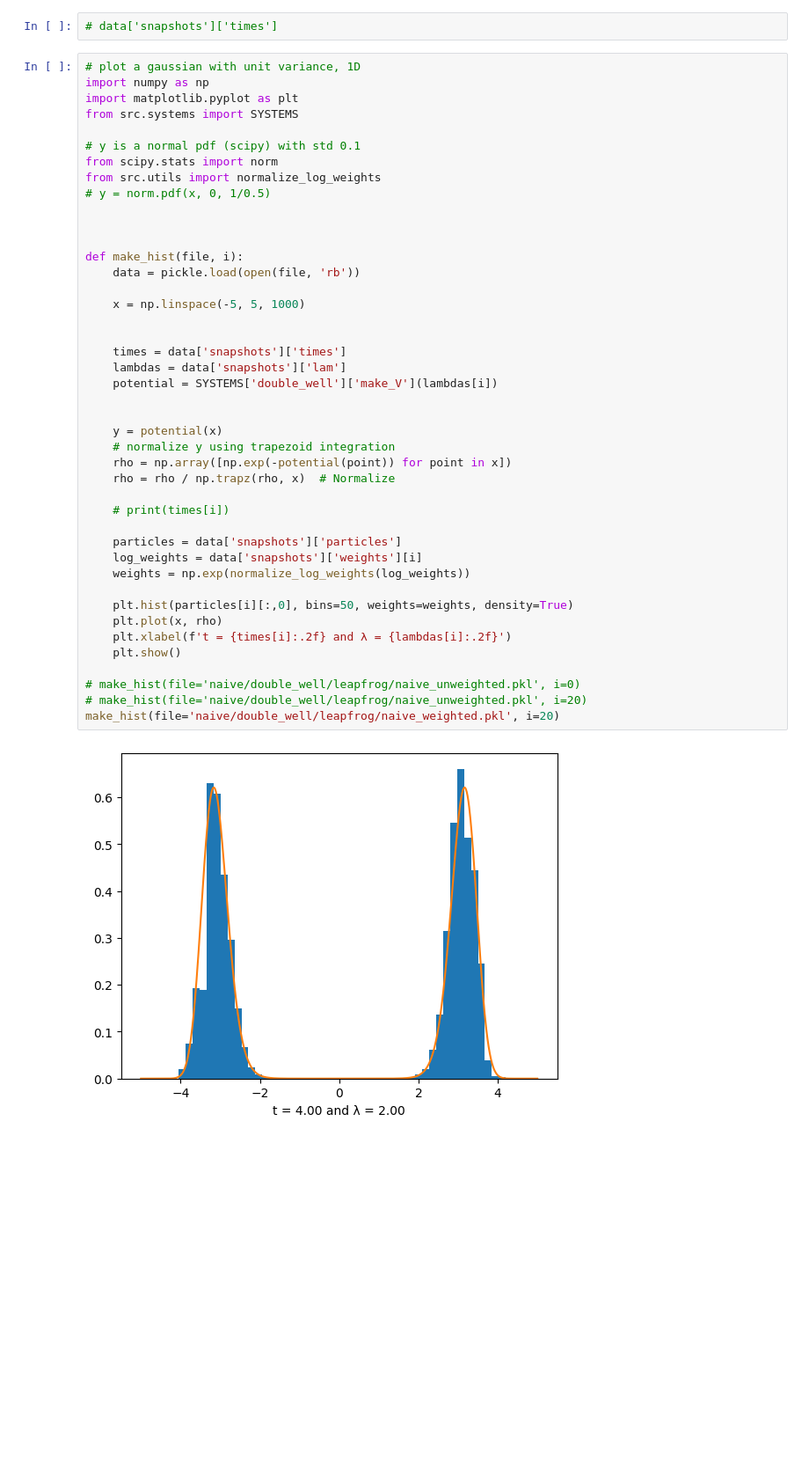
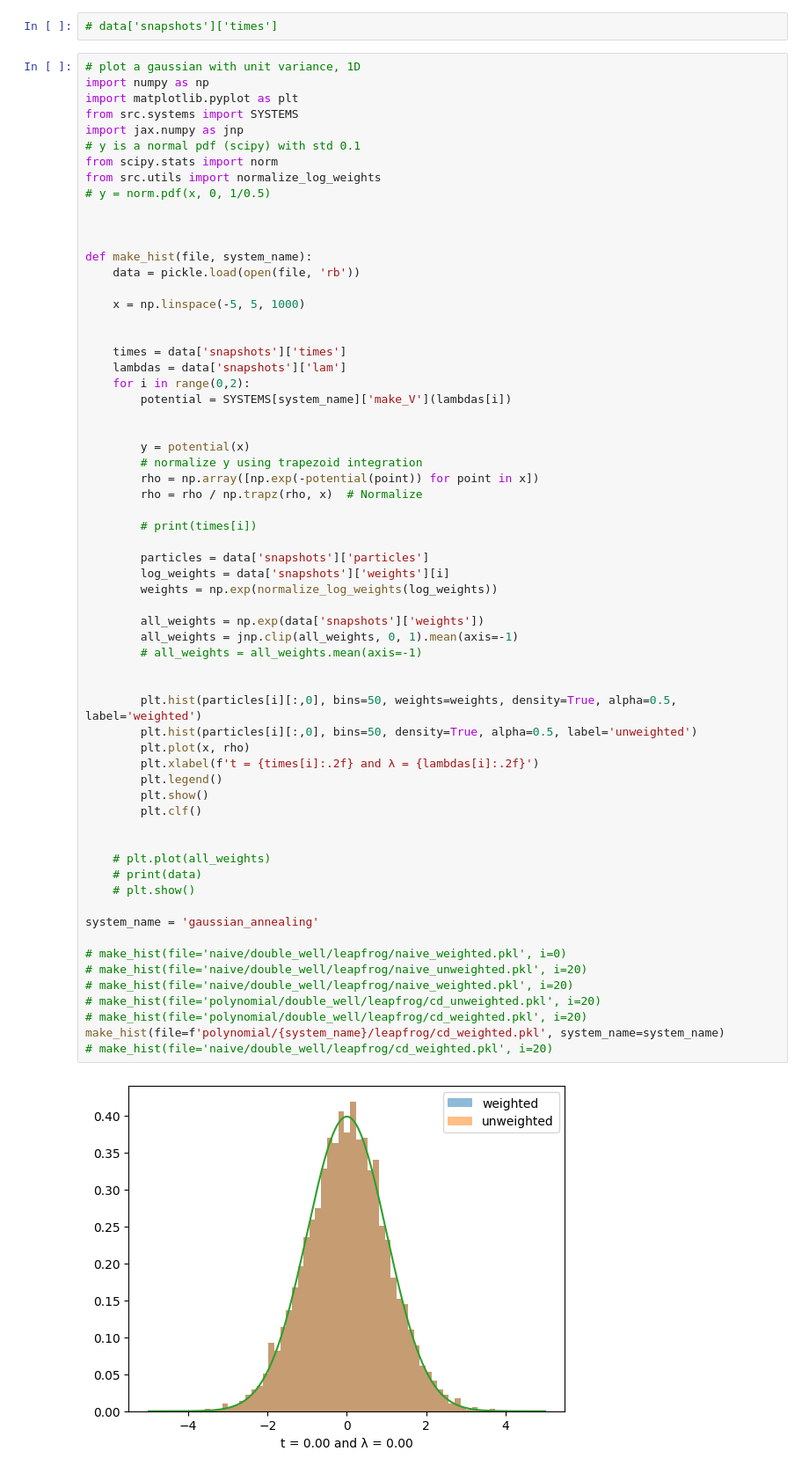
Before and after one commit to reubenharry/counterdiabatic-hmc, a Jupyter notebook: data/explore.ipynb, the cells around one changed output. Shown at 88% size. Drawn from its saved outputs; the diff is of its cells as text; blank space fills up the shorter version.

```diff
--- a/data/explore.ipynb
+++ b/data/explore.ipynb
@@ -17,45 +17,65 @@ sys.path.append('../data')
 # %%
 # plot a gaussian with unit variance, 1D
 import numpy as np
 import matplotlib.pyplot as plt
 from src.systems import SYSTEMS
-
+import jax.numpy as jnp
 # y is a normal pdf (scipy) with std 0.1
 from scipy.stats import norm
 from src.utils import normalize_log_weights
 # y = norm.pdf(x, 0, 1/0.5)
 
 
 
-def make_hist(file, i):
+def make_hist(file, system_name):
     data = pickle.load(open(file, 'rb'))
 
     x = np.linspace(-5, 5, 1000)
 
 
     times = data['snapshots']['times']
     lambdas = data['snapshots']['lam']
-    potential = SYSTEMS['double_well']['make_V'](lambdas[i])
+    for i in range(0,2):
+        potential = SYSTEMS[system_name]['make_V'](lambdas[i])
 
 
-    y = potential(x)
-    # normalize y using trapezoid integration
-    rho = np.array([np.exp(-potential(point)) for point in x])
-    rho = rho / np.trapz(rho, x)  # Normalize
+        y = potential(x)
+        # normalize y using trapezoid integration
+        rho = np.array([np.exp(-potential(point)) for point in x])
+        rho = rho / np.trapz(rho, x)  # Normalize
 
-    # print(times[i])
+        # print(times[i])
 
-    particles = data['snapshots']['particles']
-    log_weights = data['snapshots']['weights'][i]
-    weights = np.exp(normalize_log_weights(log_weights))
+        particles = data['snapshots']['particles']
+        log_weights = data['snapshots']['weights'][i]
+        weights = np.exp(normalize_log_weights(log_weights))
 
-    plt.hist(particles[i][:,0], bins=50, weights=weights, density=True)
-    plt.plot(x, rho)
-    plt.xlabel(f't = {times[i]:.2f} and λ = {lambdas[i]:.2f}')
-    plt.show()
+        all_weights = np.exp(data['snapshots']['weights'])
+        all_weights = jnp.clip(all_weights, 0, 1).mean(axis=-1)
+        # all_weights = all_weights.mean(axis=-1)
 
-# make_hist(file='naive/double_well/leapfrog/naive_unweighted.pkl', i=0)
+
+        plt.hist(particles[i][:,0], bins=50, weights=weights, density=True, alpha=0.5, label='weighted')
+        plt.hist(particles[i][:,0], bins=50, density=True, alpha=0.5, label='unweighted')
+        plt.plot(x, rho)
+        plt.xlabel(f't = {times[i]:.2f} and λ = {lambdas[i]:.2f}')
+        plt.legend()
+        plt.show()
+        plt.clf()
+
+
+    # plt.plot(all_weights)
+    # print(data)
+    # plt.show()
+
+system_name = 'gaussian_annealing'
+
+# make_hist(file='naive/double_well/leapfrog/naive_weighted.pkl', i=0)
 # make_hist(file='naive/double_well/leapfrog/naive_unweighted.pkl', i=20)
-make_hist(file='naive/double_well/leapfrog/naive_weighted.pkl', i=20)
+# make_hist(file='naive/double_well/leapfrog/naive_weighted.pkl', i=20)
+# make_hist(file='polynomial/double_well/leapfrog/cd_unweighted.pkl', i=20)
+# make_hist(file='polynomial/double_well/leapfrog/cd_weighted.pkl', i=20)
+make_hist(file=f'polynomial/{system_name}/leapfrog/cd_weighted.pkl', system_name=system_name)
+# make_hist(file='naive/double_well/leapfrog/cd_weighted.pkl', i=20)
 # %% [output]
-[figure, old version]
+[figure, new version]
```
Also changed, not shown: parts of 2 cells of this notebook, 11 other files.
